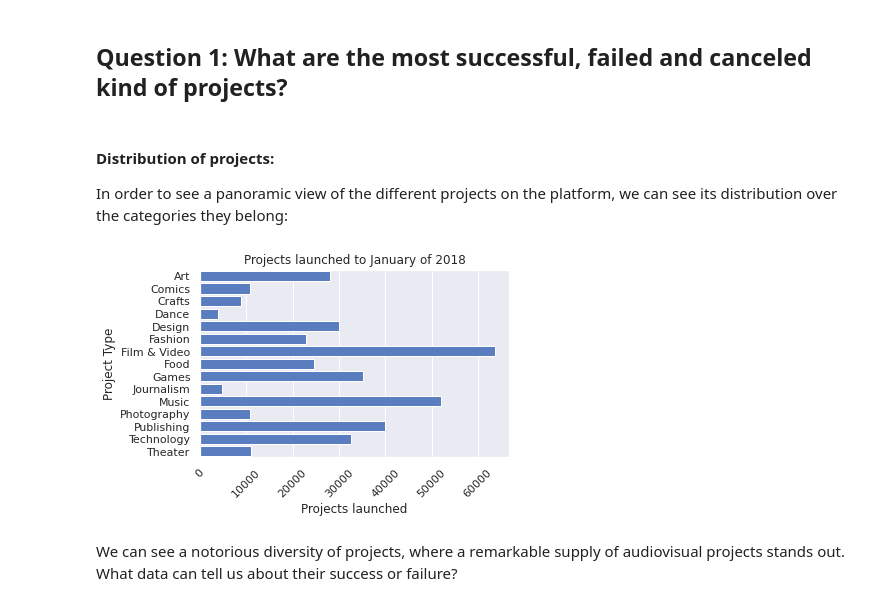
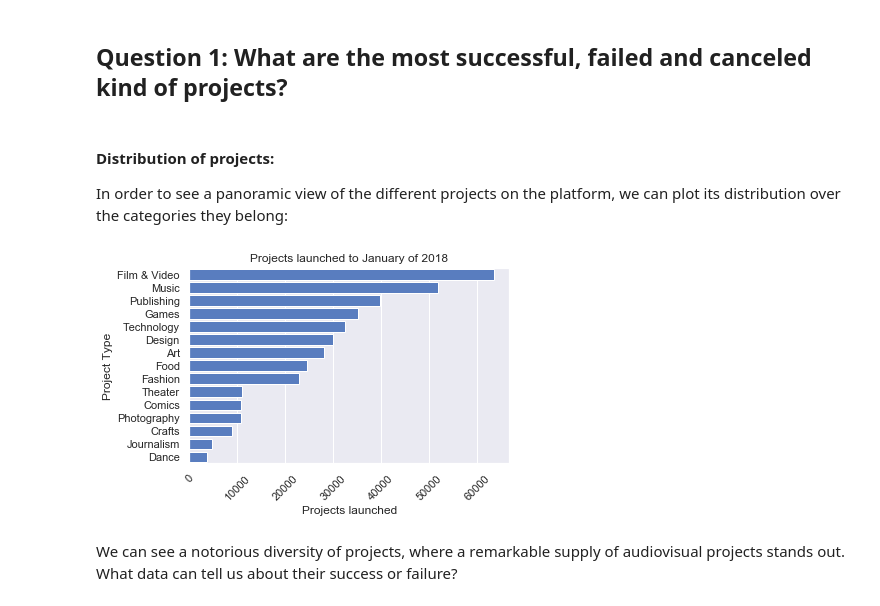
Before and after one commit to germanpinzon807/Kickstarter_analysis, a Jupyter notebook: Kickstarter Analysis Project Data Science Blog.ipynb, the cells around one changed output. Saved outputs shown, nothing was run; the diff lists cells and outputs as text; code cells hidden in the pictures.

Commit message:
Updated projects_launched plot for better view

```diff
--- a/Kickstarter Analysis Project Data Science Blog.ipynb
+++ b/Kickstarter Analysis Project Data Science Blog.ipynb
@@ -288,24 +288,24 @@ Alright, generally speaking, it seems that the dataset is ready for bring us ans
 ## Question 1: What are the most successful, failed and canceled kind of projects?
 # %% [markdown]
 #### Distribution of projects:
-In order to see a panoramic view of the different projects on the platform, we can see its distribution over the  categories they belong:
+In order to see a panoramic view of the different projects on the platform, we can plot its distribution over the  categories they belong:
 # %%
 #Distribution of all the projects registered in the dataset, per project category:
 df_fixed.main_category.astype('category')
 projects_per_cat = df_fixed.groupby('main_category').ID.count().sort_values(ascending=False)
 
 #Plot:
 sns.set(style="darkgrid")
 sns.set_color_codes("muted")
-sns.barplot(projects_per_cat.values, projects_per_cat.index, color='b')
+sns.barplot(projects_per_cat.values, list(projects_per_cat.index), color='b')
 plt.title('Projects launched to January of 2018')
 plt.xlabel('Projects launched')
 plt.ylabel('Project Type')
 plt.xticks(rotation=45)
 plt.tight_layout()
 plt.savefig('projects_launched.png', dpi=150, bbox_inches='tight')
 # %% [output]
-[figure, old version]
+[figure, new version]
 # %% [markdown]
 We can see a notorious diversity of projects, where a remarkable supply of audiovisual projects stands out.  What data can tell us about their success or failure?
 # %%
```
Also changed, not shown: parts of 13 cells of this notebook, 3 other files.
